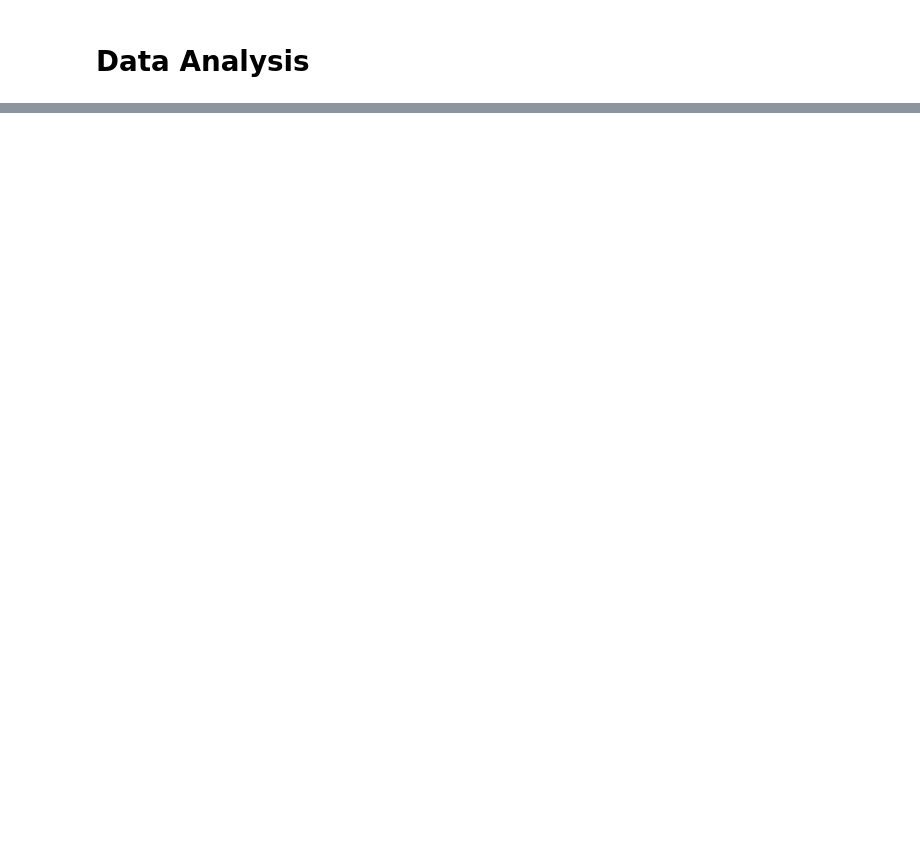
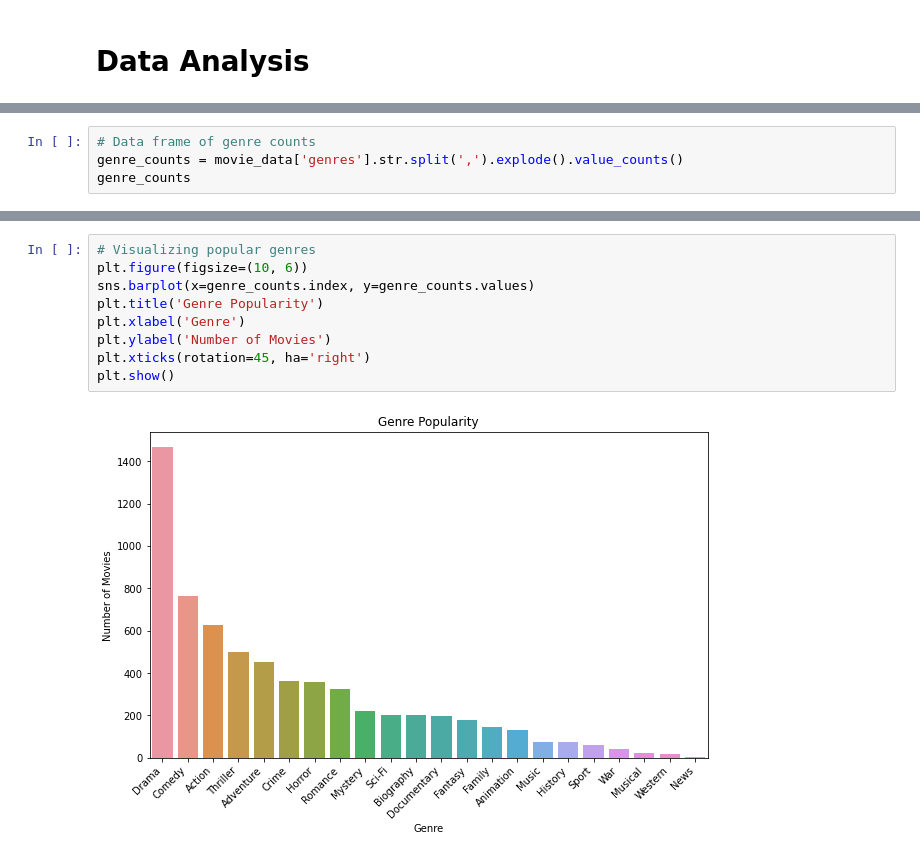
Before and after one commit to Audrey-coder/Phase-2-Project-Group-7, a Jupyter notebook: index.ipynb, the cells around one changed output, grey strips where cells are left out. Cells and saved outputs as stored; diff of their text form; blank space fills up the shorter version.

Commit message:
Updating Data Analysis

```diff
--- a/index.ipynb
+++ b/index.ipynb
@@ -420,0 +433,4 @@ movie_data.head()
+# %%
+# Data frame of genre counts
+genre_counts = movie_data['genres'].str.split(',').explode().value_counts()
+genre_counts
@@ -420,0 +455,11 @@ movie_data.head()
+# %%
+# Visualizing popular genres
+plt.figure(figsize=(10, 6))
+sns.barplot(x=genre_counts.index, y=genre_counts.values)
+plt.title('Genre Popularity')
+plt.xlabel('Genre')
+plt.ylabel('Number of Movies')
+plt.xticks(rotation=45, ha='right')
+plt.show()
+# %% [output]
+[figure, added]
```
Also changed, not shown: parts of 17 cells of this notebook.
